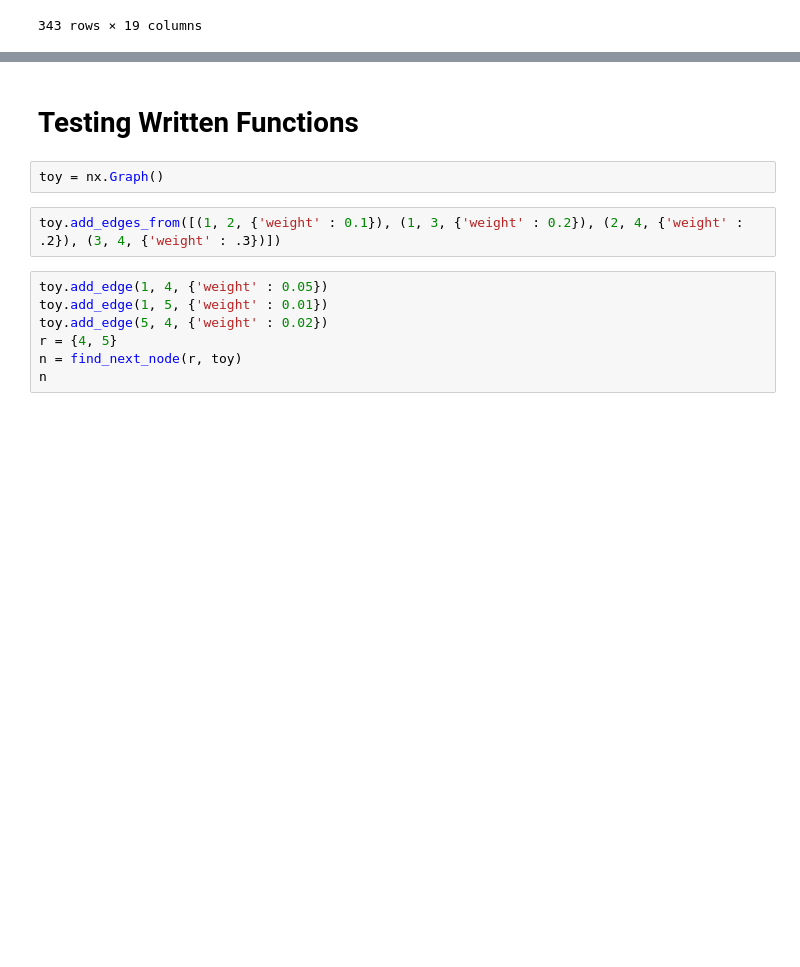
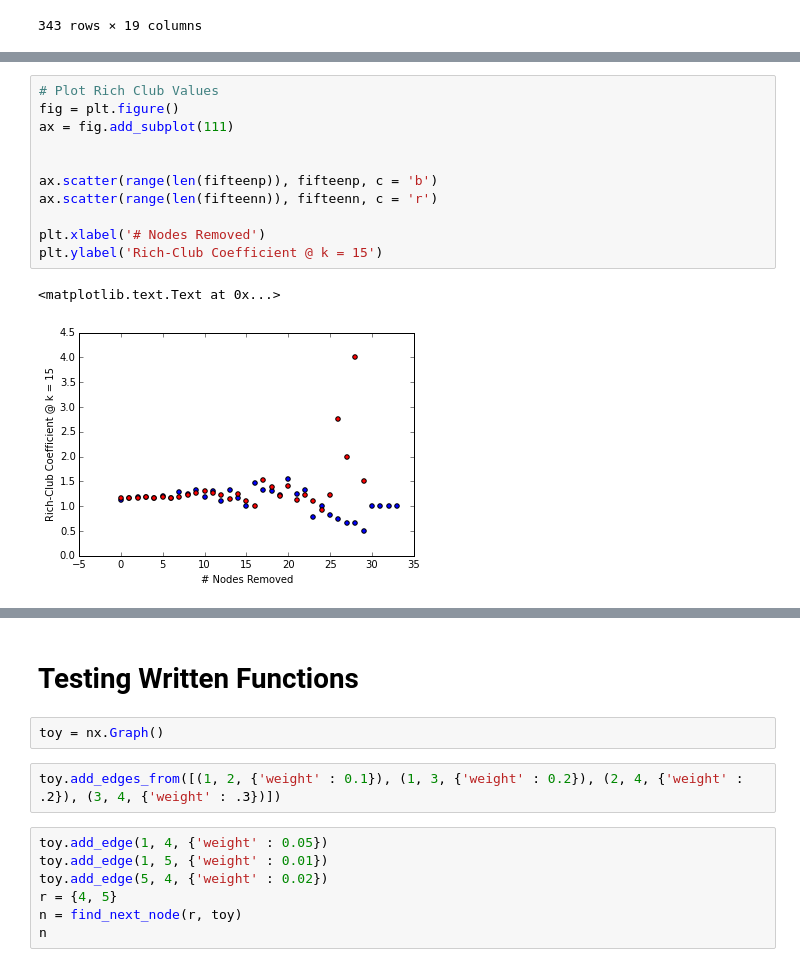
Before and after one commit to dinodigma/research, a Jupyter notebook: surf/lesion_simulation.ipynb, the cells around one changed output, grey strips where cells are left out. Drawn from its saved outputs; the diff is of its cells as text; blank space fills up the shorter version.

```diff
--- a/surf/lesion_simulation.ipynb
+++ b/surf/lesion_simulation.ipynb
@@ -472,0 +579,14 @@ subject_summary
+# %%
+# Plot Rich Club Values
+fig = plt.figure()
+ax = fig.add_subplot(111)
+
+
+ax.scatter(range(len(fifteenp)), fifteenp, c = 'b')
+ax.scatter(range(len(fifteenn)), fifteenn, c = 'r')
+
+plt.xlabel('# Nodes Removed')
+plt.ylabel('Rich-Club Coefficient @ k = 15')
+# %% [output]
+<matplotlib.text.Text at 0x...>
+[figure, added]
```
Also changed, not shown: parts of 10 cells of this notebook, 2 other files.
